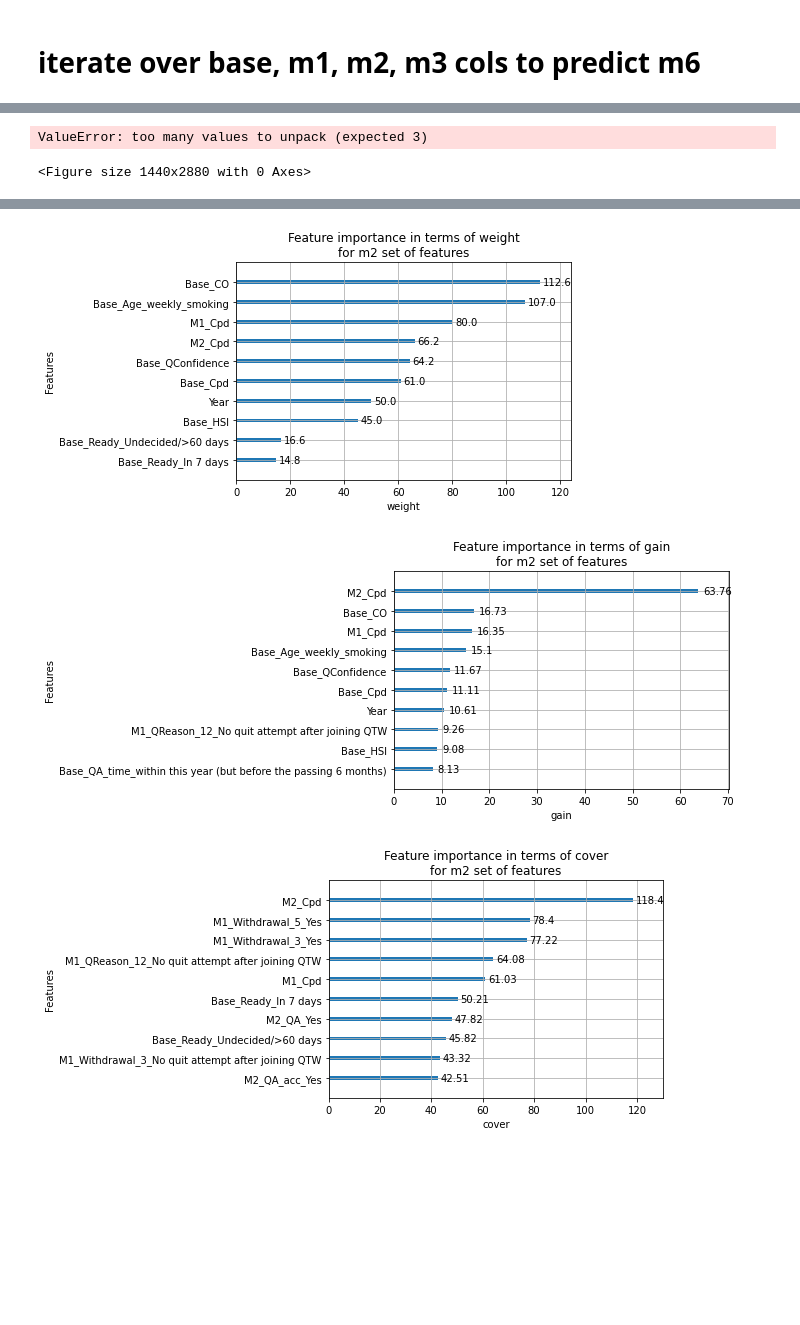
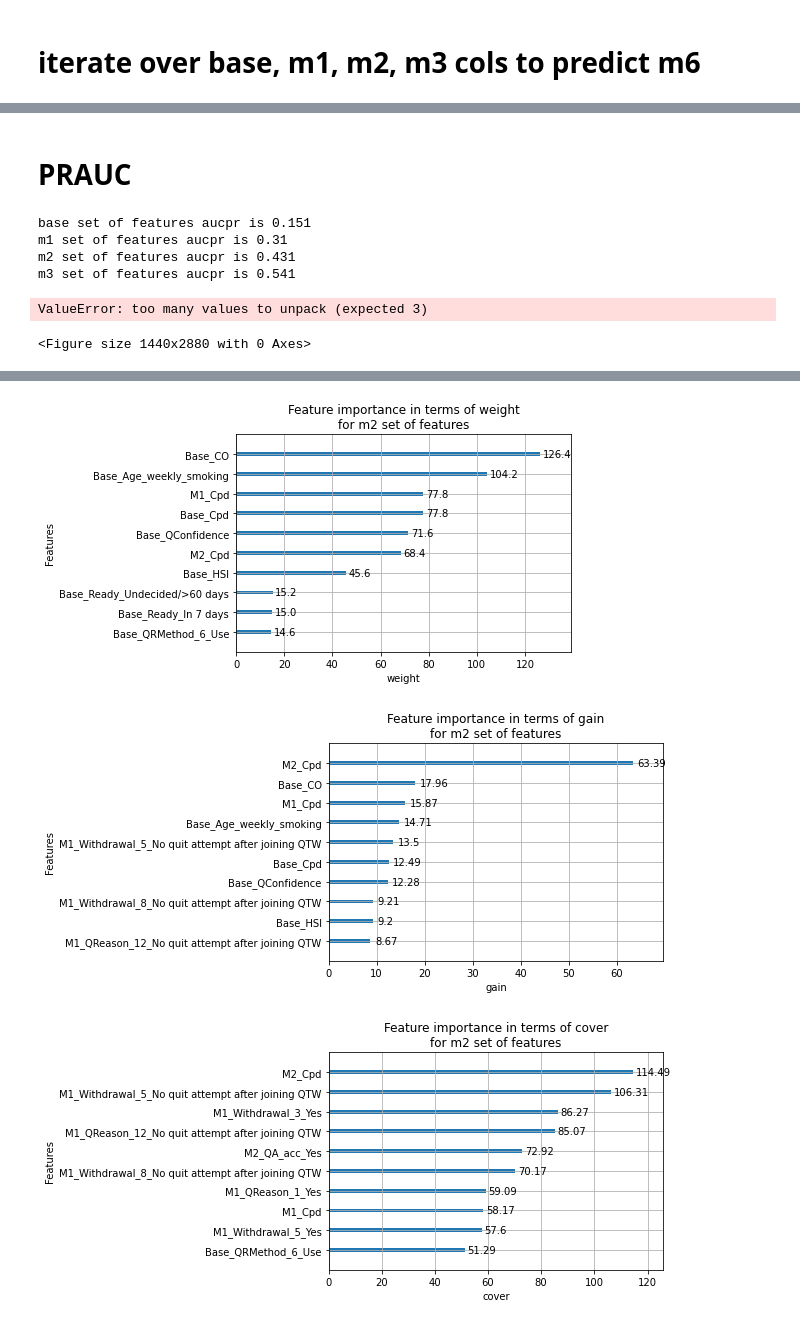
Before and after one commit to catmasteryip/smoking_cessation_v2, a Jupyter notebook: xgboost.ipynb, the cells around one changed output, grey strips where cells are left out. Saved outputs shown, nothing was run; the diff lists cells and outputs as text; code cells hidden in the pictures; blank space fills up the shorter version.

```diff
--- a/xgboost.ipynb
+++ b/xgboost.ipynb
@@ -49,7 +69,7 @@ set_of_cols = {
     "m3": base_cols + m1_cols + m2_cols + m3_cols,
 }
 # xgboost params
-param = {'max_depth': 8, 'eta': .3, 'objective': 'binary:logistic', "scale_pos_weight" : 10}
+param = {'max_depth': 8, 'eta': .3, 'objective': 'binary:logistic', "scale_pos_weight" : 1}
 param['nthread'] = 4
 param['eval_metric'] = ["aucpr"]
 num_round = 10
@@ -172,6 +193,6 @@ training base set of columns
 # %%
 # save variables to pickle
 import pickle
-filename = "./xgboost/xgboost_results_10to1.pickle"
+filename = "./xgboost/xgboost_results_1to1v2.pickle"
 with open(filename, 'wb') as f:
     pickle.dump(results, f)
@@ -177,0 +201,3 @@ with open(filename, 'wb') as f:
+# %%
+with open('./xgboost/xgboost_results_10to1v2.pickle', 'rb') as f:
+    results = pickle.load(f)
@@ -200,3 +228,24 @@ printing metrics of prediction model based on m3 set of cols
+# %% [markdown]
+# PRAUC
+# %%
+from sklearn.metrics import auc
+
+recall_df = np.array([])
+precision_df = np.array([])
+aucpr = 0
+for name in results.keys():
+    fold_num = 0
+    for fold in results[name].keys():
+        fold_num += 1
+        (precision, recall, thresholds) = results[name][fold]["aucpr"]
+        aucpr += auc(recall, precision)
+    aucpr /= fold_num
+    print(f"{name} set of features aucpr is {round(aucpr,3)}")
+# %% [output]
+base set of features aucpr is 0.151
+m1 set of features aucpr is 0.31
+m2 set of features aucpr is 0.431
+m3 set of features aucpr is 0.541
 # %%
 for (precision, recall, thresholds) in results.values():
     plt.plot(recall, precision)
@@ -213,9 +262,9 @@ for name in ['base', 'm1', 'm2', 'm3']:
     importance = {}
     fold_num = 0
     for importance_type in ["weight", 'gain', "cover"]:
-        for fold in results[model].keys():
+        for fold in results[name].keys():
             # Get the importance dictionary (by gain) from the booster
-            importance_holder = results[model][fold]["model"].get_score(importance_type=importance_type)
+            importance_holder = results[name][fold]["model"].get_score(importance_type=importance_type)
             for key, value in list(zip(importance_holder.keys(), importance_holder.values())):
                 if key not in importance.keys():
                     importance[key] = 0
@@ -244,3 +293,3 @@ for name in ['base', 'm1', 'm2', 'm3']:
-[figure, old version]
+[figure, new version]
-[figure, old version]
+[figure, new version]
-[figure, old version]
+[figure, new version]
```
Also changed, not shown: parts of 8 cells of this notebook, 3 other files.
